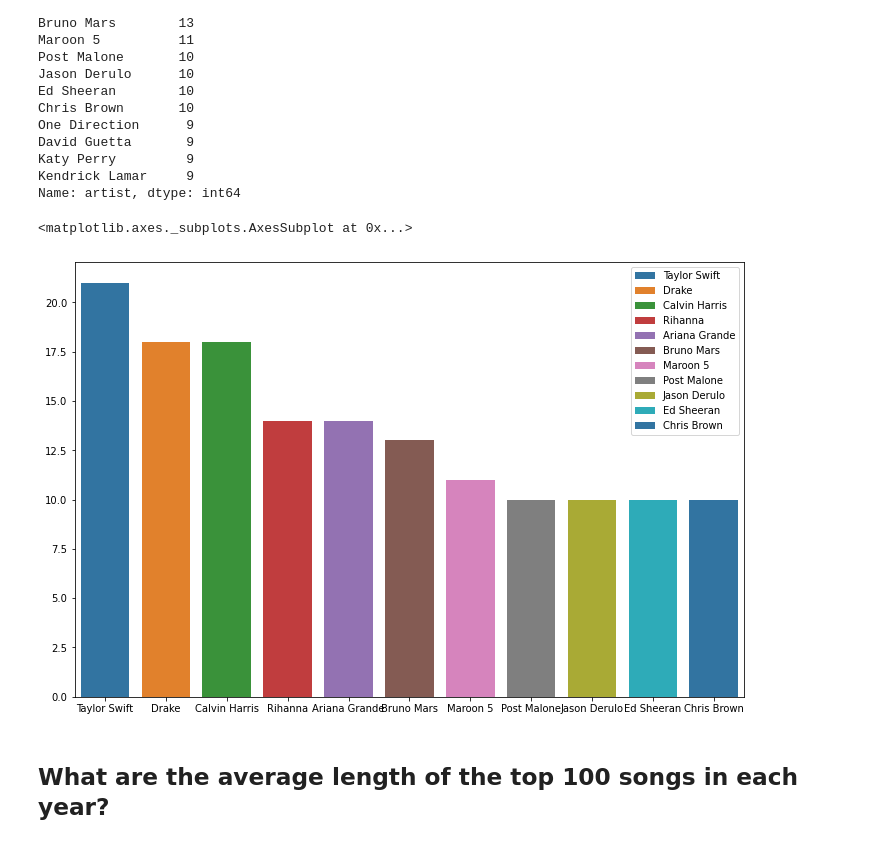
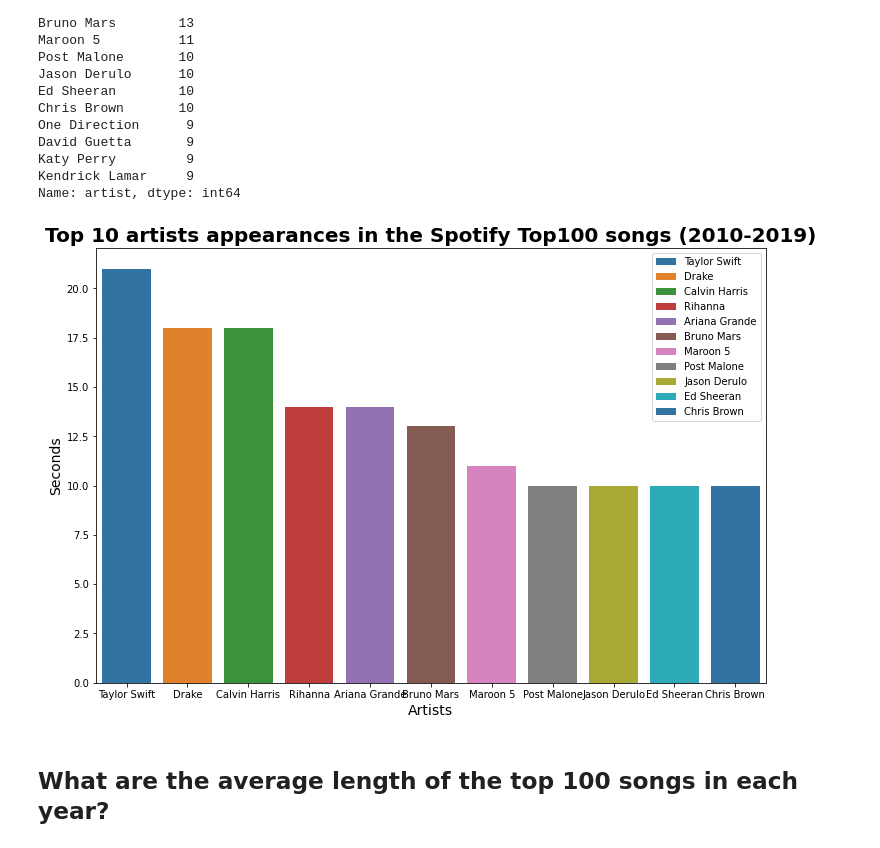
Before and after one commit to rafajovelho/Top_100_Stotify_song_2010-2019, a Jupyter notebook: Spotfy_Top_100_Songs_Analysis.ipynb, the cells around one changed output. Cells and saved outputs as stored; diff of their text form; code cells hidden in the pictures.

```diff
--- a/Spotfy_Top_100_Songs_Analysis.ipynb
+++ b/Spotfy_Top_100_Songs_Analysis.ipynb
@@ -256,8 +256,8 @@ array([ 10,  12,  39,  41,  55,  68,  80,  82, 116, 121, 129, 152, 154,
        698, 716, 717, 735, 748, 757, 758, 761, 762, 763, 781, 794, 837,
        883], dtype=int64)
 # %%
-for i in x:
-    df.loc[i, 'top year'] = df.loc[i, 'year released']
+# for i in x:
+#     df.loc[i, 'top year'] = df.loc[i, 'year released']
 # %%
 # Problem solved.
 df[(df['top year'] < df['year released'])]
@@ -479,10 +491,15 @@ top10_artist = df.artist.value_counts()[:11]
 # %%
 fig = plt.figure(figsize = (12,8))
 
 sns.barplot(x = top10_artist.index, y = top10_artist.values, hue = top10_artist.index, dodge = False, palette = 'tab10')
+
+plt.xlabel('Artists', fontdict={'fontsize': 14})
+plt.ylabel('Seconds', fontdict={'fontsize': 14})
+plt.title('Top 10 artists appearances in the Spotify Top100 songs (2010-2019)', fontdict={'fontsize': 20}, fontweight = 'bold')
+
+plt.show()
 # %% [output]
-<matplotlib.axes._subplots.AxesSubplot at 0x...>
-[figure, old version]
+[figure, new version]
 # %% [markdown]
 ## What are the average length of the top 100 songs in each year?
 # %%
```
Also changed, not shown: parts of 13 cells of this notebook.
